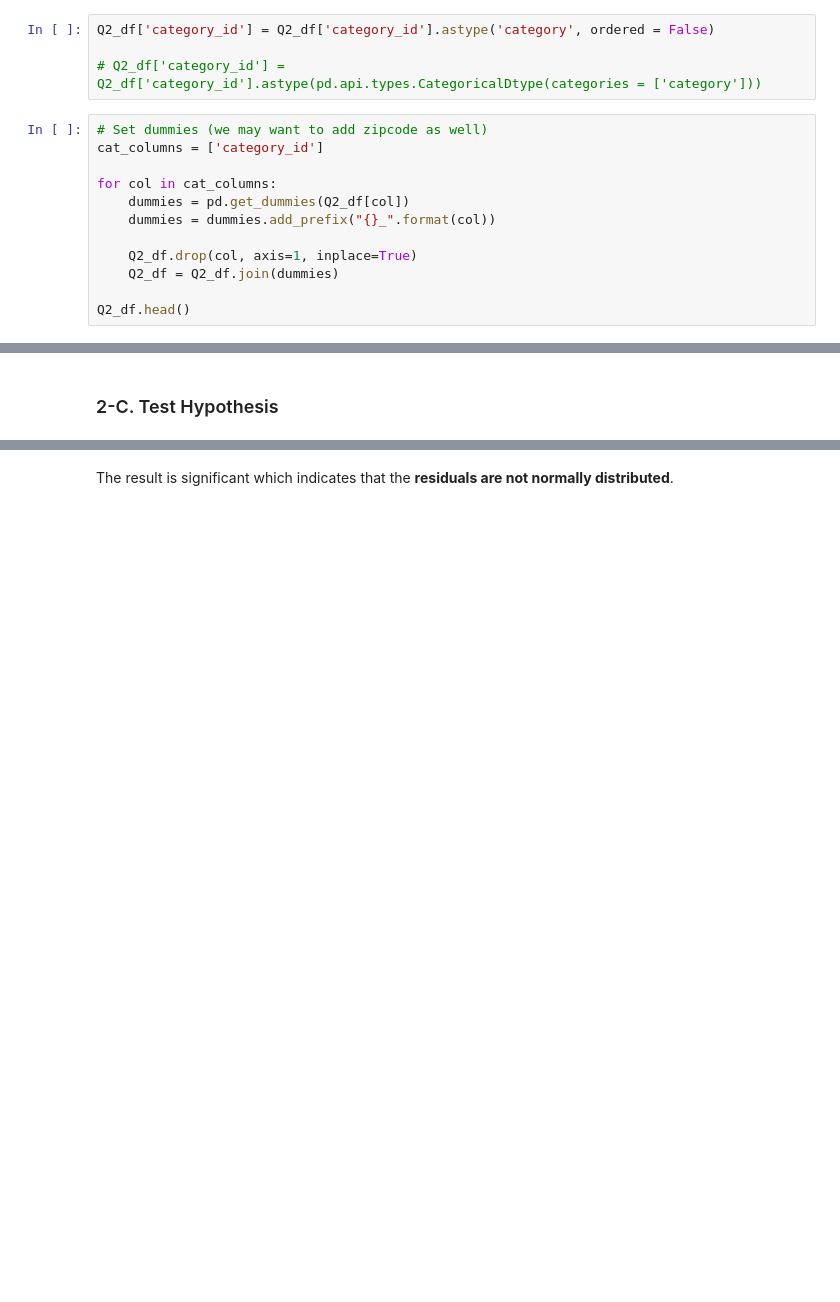
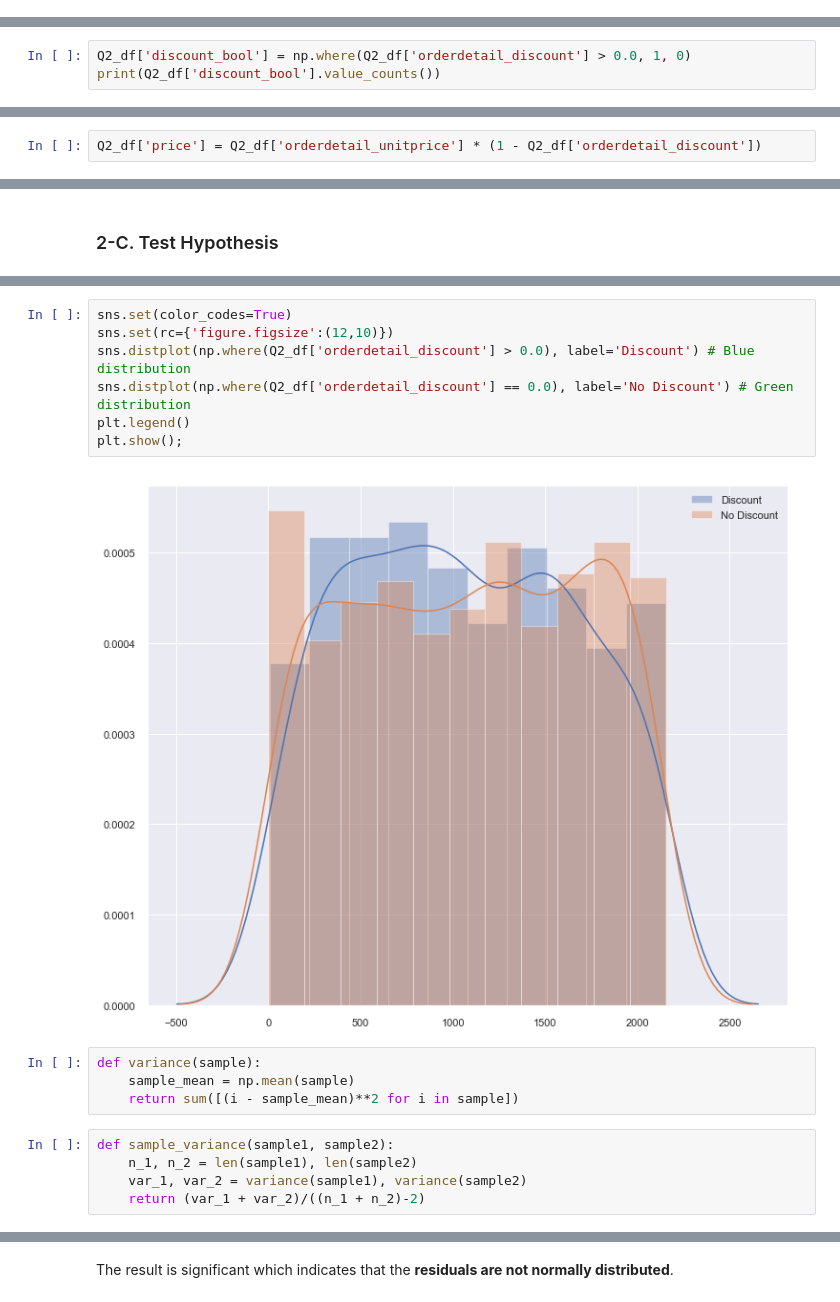
Before and after one commit to osterburg/dsc-2-final-project-online-ds-ft-100118, a Jupyter notebook: student.ipynb, the cells around one changed output, grey strips where cells are left out. Drawn from its saved outputs; the diff is of its cells as text; blank space fills up the shorter version.

```diff
--- a/student.ipynb
+++ b/student.ipynb
@@ -582,16 +570,0 @@ Observation: Beverages, Dairy Products, Confections, Seafood are the top discoun
-# %%
-Q2_df['category_id'] = Q2_df['category_id'].astype('category', ordered = False)
-
-# Q2_df['category_id'] = Q2_df['category_id'].astype(pd.api.types.CategoricalDtype(categories = ['category']))
-# %%
-# Set dummies (we may want to add zipcode as well)
-cat_columns = ['category_id']
-
-for col in cat_columns:
-    dummies = pd.get_dummies(Q2_df[col])
-    dummies = dummies.add_prefix("{}_".format(col))
-
-    Q2_df.drop(col, axis=1, inplace=True)
-    Q2_df = Q2_df.join(dummies)
-
-Q2_df.head()
@@ -604,0 +571,3 @@ Q2_df.head()
+# %%
+Q2_df['discount_bool'] = np.where(Q2_df['orderdetail_discount'] > 0.0, 1, 0)
+print(Q2_df['discount_bool'].value_counts())
@@ -604,0 +578,2 @@ Q2_df.head()
+# %%
+Q2_df['price'] = Q2_df['orderdetail_unitprice'] * (1 - Q2_df['orderdetail_discount'])
@@ -700,0 +629,18 @@ tstat: 0.8545644283294678, p-value: 1.0135031273075672e-40
+# %%
+sns.set(color_codes=True)
+sns.set(rc={'figure.figsize':(12,10)})
+sns.distplot(np.where(Q2_df['orderdetail_discount'] > 0.0), label='Discount') # Blue distribution
+sns.distplot(np.where(Q2_df['orderdetail_discount'] == 0.0), label='No Discount') # Green distribution
+plt.legend()
+plt.show();
+# %% [output]
+[figure, added]
+# %%
+def variance(sample):
+    sample_mean = np.mean(sample)
+    return sum([(i - sample_mean)**2 for i in sample])
+# %%
+def sample_variance(sample1, sample2):
+    n_1, n_2 = len(sample1), len(sample2)
+    var_1, var_2 = variance(sample1), variance(sample2)
+    return (var_1 + var_2)/((n_1 + n_2)-2)
```
Also changed, not shown: parts of 46 cells of this notebook, 2 other files.
